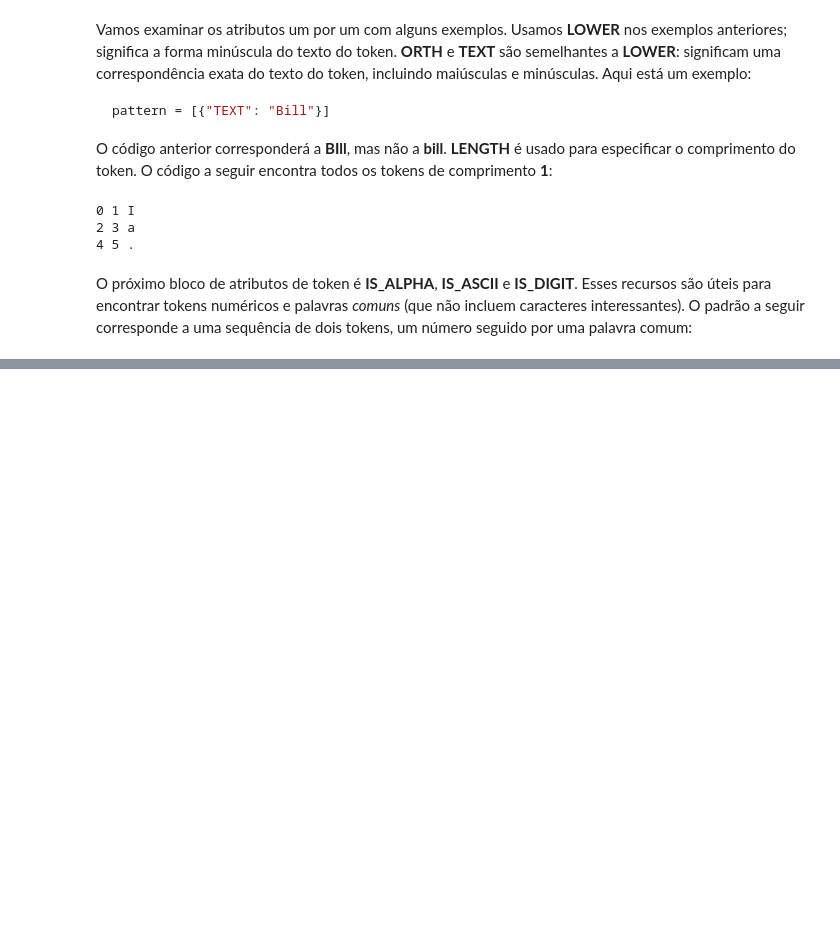
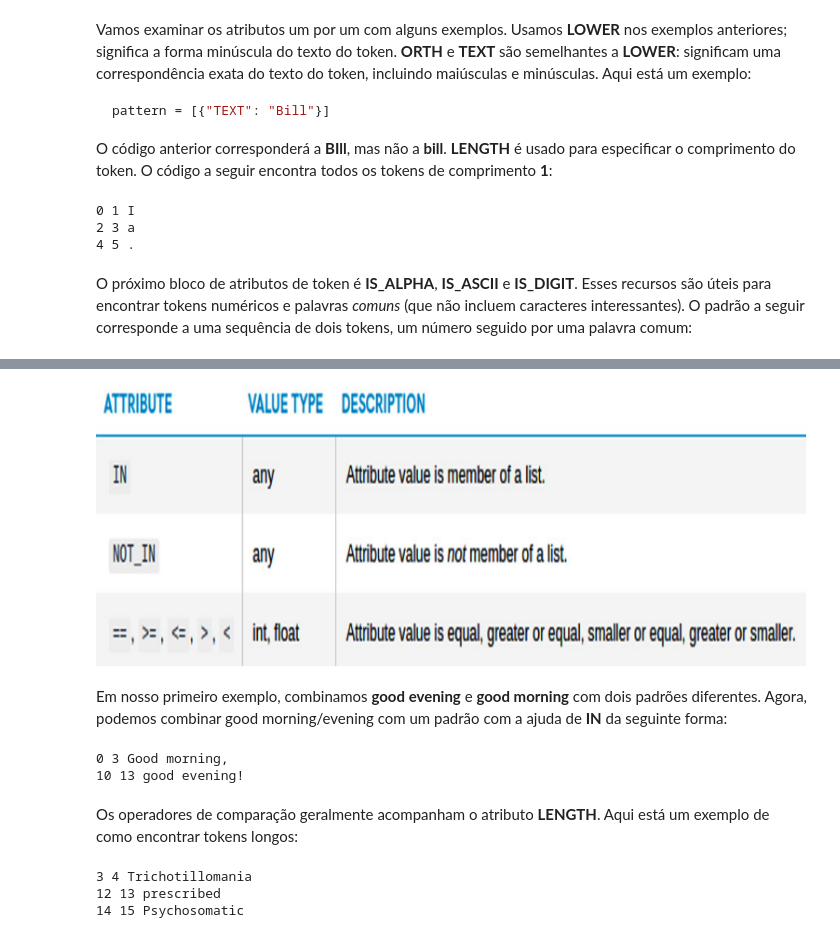
Before and after one commit to willianpina/mastering_spaCy, a Jupyter notebook: 4. Correspondência baseada em regras.ipynb, the cells around one changed output, grey strips where cells are left out. Drawn from its saved outputs; the diff is of its cells as text; code cells hidden in the pictures; blank space fills up the shorter version.

```diff
--- a/4. Correspondência baseada em regras.ipynb
+++ b/4. Correspondência baseada em regras.ipynb
@@ -169,0 +258,32 @@ print(start, end, doc2[start:end])
+# %%
+Image('images/operador_sintaxe.PNG')
+# %% [output]
+[figure, added]
+# %% [markdown]
+Em nosso primeiro exemplo, combinamos **good evening** e **good morning** com dois padrões diferentes. Agora, podemos combinar good morning/evening com um padrão com a ajuda de **IN** da seguinte forma:
+# %%
+doc = nlp("Good morning, I'm here. I'll say good evening!!")
+pattern = [{"LOWER": "good"},
+           {"LOWER": {"IN": ["morning", "evening"]}},
+           {"IS_PUNCT": True}]
+
+matcher.add("greetings", [pattern])
+matches = matcher(doc)
+for mid, start, end in matches:
+    print(start, end, doc[start:end])
+# %% [output]
+0 3 Good morning,
+10 13 good evening!
+# %% [markdown]
+Os operadores de comparação geralmente acompanham o atributo **LENGTH**. Aqui está um exemplo de como encontrar tokens longos:
+# %%
+doc = nlp("I suffered from Trichotillomania when I was in college. The doctor prescribed me Psychosomatic medicine.")
+pattern = [{"LENGTH": {">=" : 10}}]
+matcher.add("longWords", [pattern])
+matches = matcher(doc)
+for mid, start, end in matches:
+    print(start, end, doc[start:end])
+# %% [output]
+3 4 Trichotillomania
+12 13 prescribed
+14 15 Psychosomatic
```
Also changed, not shown: parts of 27 cells of this notebook, 2 other files.
